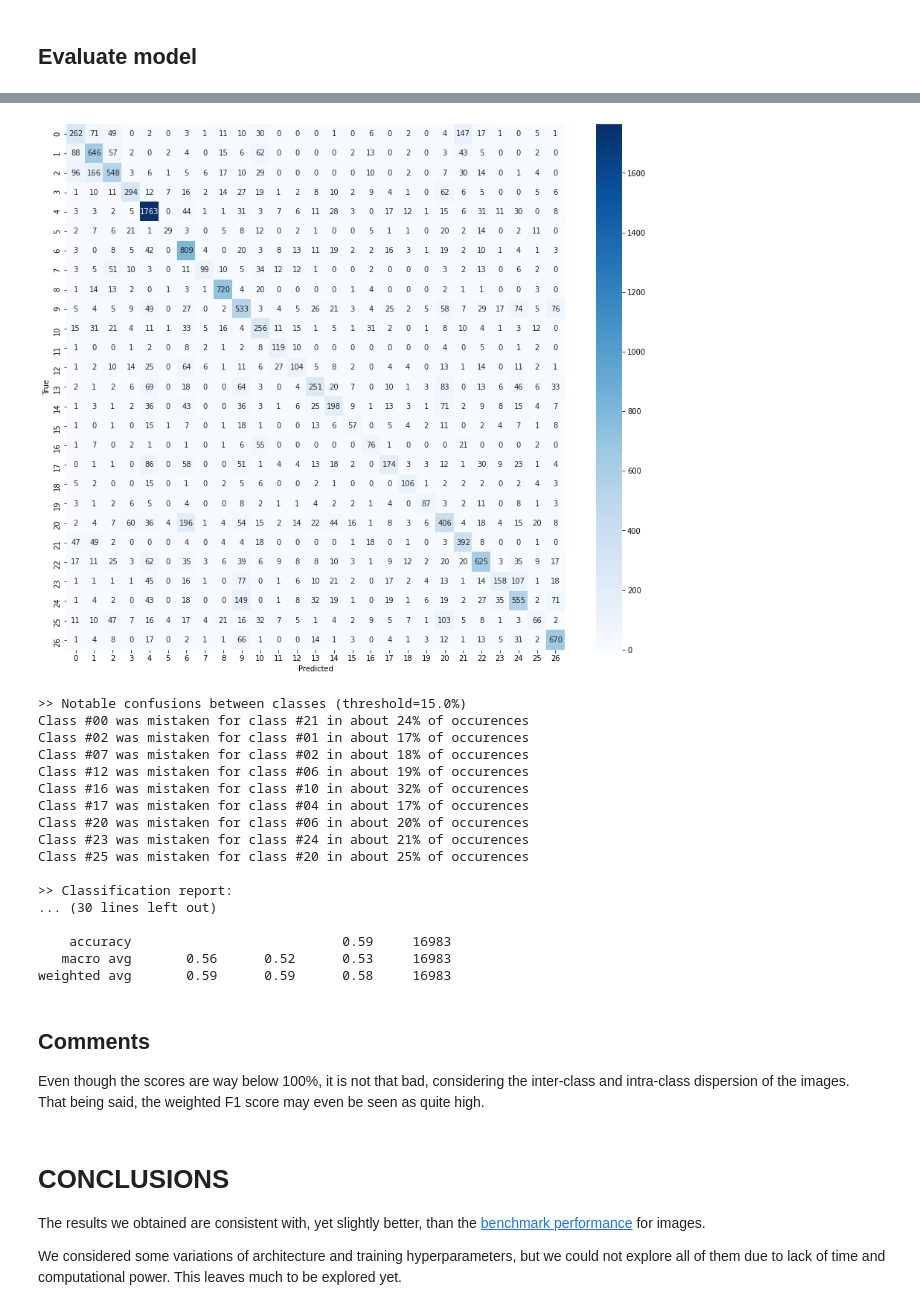
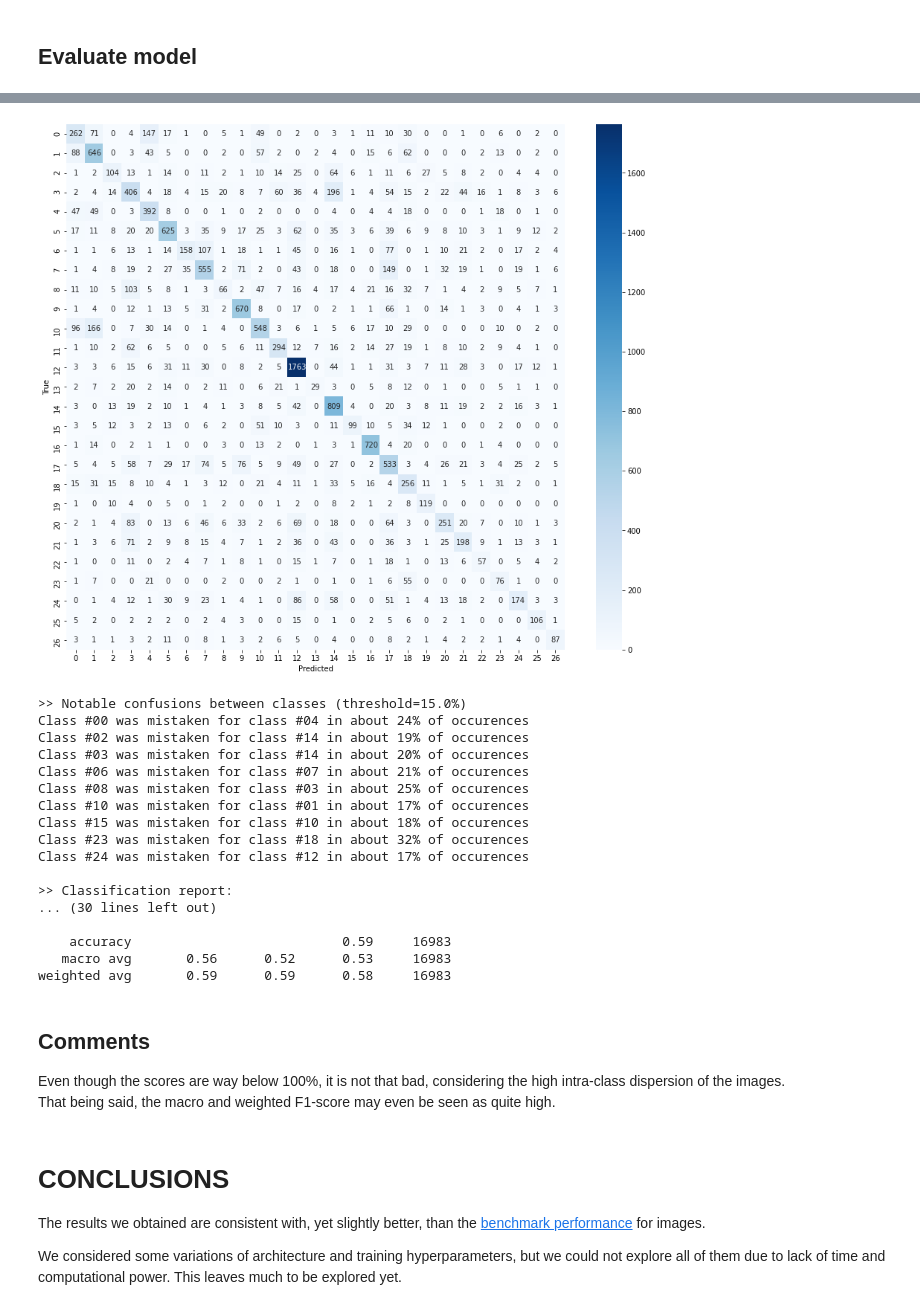
Before and after one commit to DataScientest-Studio/eShopPye, a Jupyter notebook: classification_images.ipynb, the cells around one changed output, grey strips where cells are left out. Cells and saved outputs as stored; diff of their text form; code cells hidden in the pictures.

Commit message:
Debug labels

```diff
--- a/classification_images.ipynb
+++ b/classification_images.ipynb
@@ -841,6 +839,7 @@ The GeneratorMetrics callback is a custom one inspired by [this notebook](https:
 # --------------------------------- PARAMETERS ---------------------------------
 
 EVALUATE_MODEL = False  # fool-proofing
+
 THRESH_RATIO = 0.15     # to detect confusion between classes (high enough)
 
 # ---------------------------------- EXECUTION ---------------------------------
@@ -848,20 +847,27 @@ THRESH_RATIO = 0.15     # to detect confusion between classes (high enough)
 if EVALUATE_MODEL:
 
     # PREDICTIONS
-    # Predict (probabilities)
+    # Predict probability for each class index
     print("Predicting...")
     with tf.device(BESTDEV):  # explicitly activates GPU if available
         y_probs = model.predict(
-                          x = data_flow_val,    # use validation generator
-                          batch_size = None,    # specified by generator
-                          steps = None,         # specified by generator
-                          verbose = 1
-                          )
+                            x = data_flow_val,    # use validation generator
+                            batch_size = None,    # specified by generator
+                            steps = None,         # specified by generator
+                            verbose = 1
+                            )
     print("Prediction successful\n")
+
     # Decision
-    y_pred = np.argmax(y_probs, axis=1)       # pick highest probability
-    # Retrieve true labels
-    y_true = np.array(data_flow_val.classes)  # extract from generator
+    classidx_pred = np.argmax(y_probs, axis=1)       # pick highest probability
+
+    # Retrieve true class indexes
+    classidx_true = np.array(data_flow_val.classes)  # extract from generator
+
+    # Decode class indexes into labels
+    labels = dict((idx, label) for (label, idx) in data_flow_val.class_indices.items())
+    y_pred = pd.Series([labels[idx] for idx in classidx_pred]).astype('int')
+    y_true = pd.Series([labels[idx] for idx in classidx_true]).astype('int')
 
 
     # EVALUATE & SHOW RESULTS
@@ -877,12 +883,12 @@ if EVALUATE_MODEL:
     # Detect and print notable confusions between classes
     print(f"\n>> Notable confusions between classes (threshold={THRESH_RATIO*100}%)")
     for i in range(len(confmat)):
-        suppport_class_i = sum(confmat.iloc[i, :])
+        support_class_i = sum(confmat.iloc[i, :])
         for j in range(N_CLASS):
-            error_ratio = confmat.iloc[i, j]/suppport_class_i
+            error_ratio = confmat.iloc[i, j]/support_class_i
             if j != i and error_ratio > THRESH_RATIO:
                 print(f"Class #{i:02d} was mistaken for class #{j:02d} in about",
-                      f"{error_ratio*100:.0f}% of occurences")
+                    f"{error_ratio*100:.0f}% of occurences")
 
     # Print classification report
     classif = classification_report(y_true, y_pred)
@@ -896,19 +902,19 @@ Predicting...
 Prediction successful
 
 
 >> Confusion matrix:
 Model: 'vgg16_fullset_v2'
-[figure, old version]
+[figure, new version]
 >> Notable confusions between classes (threshold=15.0%)
-Class #00 was mistaken for class #21 in about 24% of occurences
-Class #02 was mistaken for class #01 in about 17% of occurences
-Class #07 was mistaken for class #02 in about 18% of occurences
-Class #12 was mistaken for class #06 in about 19% of occurences
-Class #16 was mistaken for class #10 in about 32% of occurences
-Class #17 was mistaken for class #04 in about 17% of occurences
-Class #20 was mistaken for class #06 in about 20% of occurences
-Class #23 was mistaken for class #24 in about 21% of occurences
-Class #25 was mistaken for class #20 in about 25% of occurences
+Class #00 was mistaken for class #04 in about 24% of occurences
+Class #02 was mistaken for class #14 in about 19% of occurences
+Class #03 was mistaken for class #14 in about 20% of occurences
+Class #06 was mistaken for class #07 in about 21% of occurences
+Class #08 was mistaken for class #03 in about 25% of occurences
+Class #10 was mistaken for class #01 in about 17% of occurences
+Class #15 was mistaken for class #10 in about 18% of occurences
+Class #23 was mistaken for class #18 in about 32% of occurences
+Class #24 was mistaken for class #12 in about 17% of occurences
 
 >> Classification report:
 ... (30 lines left out)
@@ -919,8 +925,8 @@ weighted avg       0.59      0.59      0.58     16983
 # %% [markdown]
 ## Comments
 
-Even though the scores are way below 100%, it is not that bad, considering the inter-class and intra-class dispersion of the images.
-That being said, the weighted F1 score may even be seen as quite high.
+Even though the scores are way below 100%, it is not that bad, considering the high intra-class dispersion of the images.
+That being said, the macro and weighted F1-score may even be seen as quite high.
 # %% [markdown]
 # CONCLUSIONS
 
```
Also changed, not shown: parts of 10 cells of this notebook.
